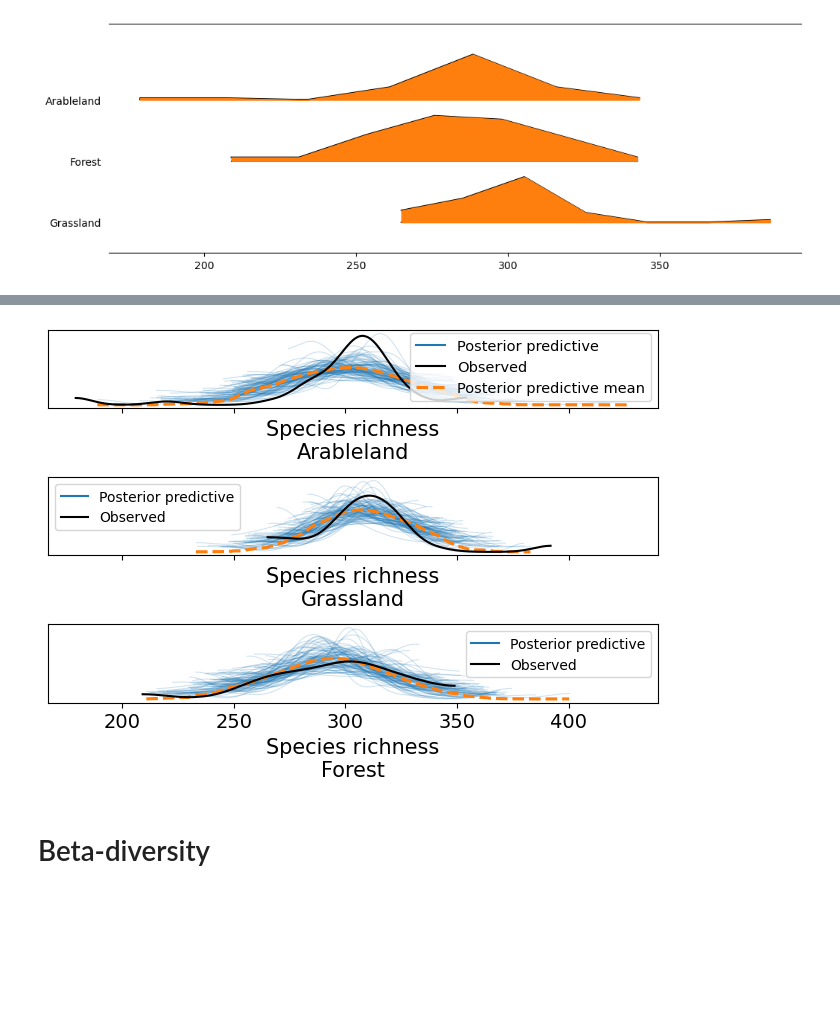
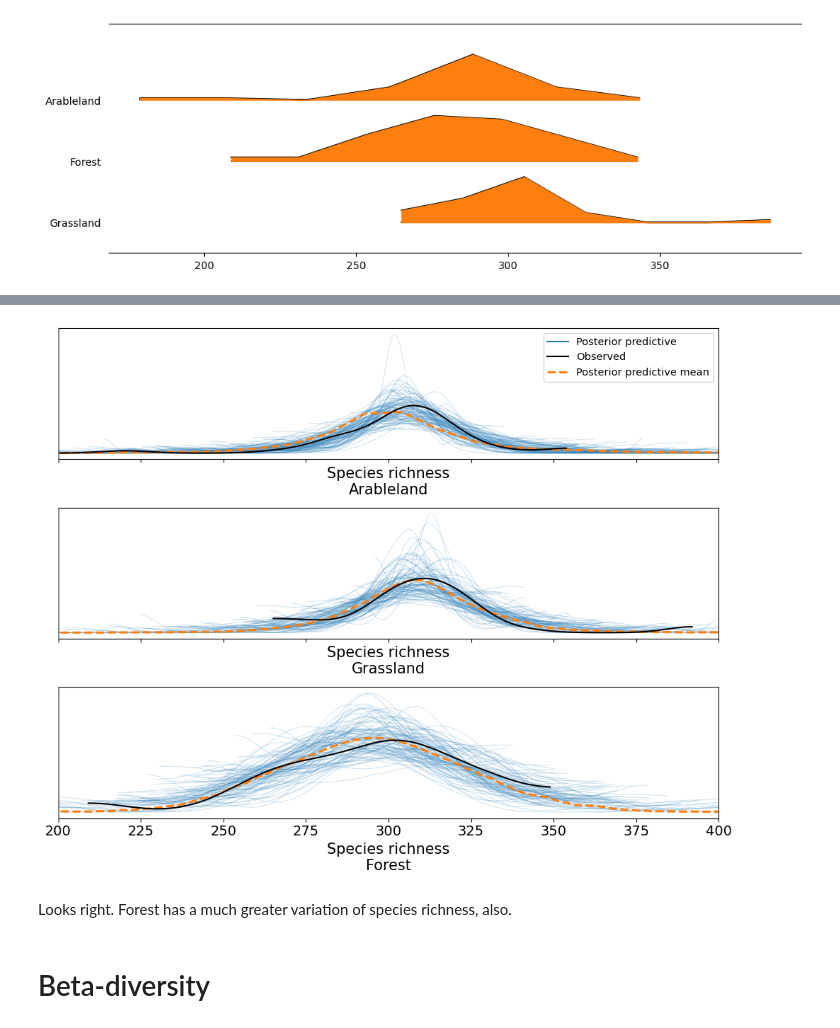
Before and after one commit to danchurch/fichtelgebirgeSoils, a Jupyter notebook: spatialAnalysis/spatialAnalysisSulariData.ipynb, the cells around one changed output, grey strips where cells are left out. Saved outputs shown, nothing was run; the diff lists cells and outputs as text; code cells hidden in the pictures; blank space fills up the shorter version.

```diff
--- a/spatialAnalysis/spatialAnalysisSulariData.ipynb
+++ b/spatialAnalysis/spatialAnalysisSulariData.ipynb
@@ -311,11 +311,12 @@ spr = specRichLT["spRich"].values
 idx = pd.Categorical(specRichLT["Land_type"], categories=categories).codes
 coords = {"Land_type": categories, "land_type_flat":categories[idx]}
 
-## make the model
-with pm.Model(coords=coords) as comparing_groups:
+## make the model. Use cauchy because of outliers
+with pm.Model(coords=coords) as model_t:
     μ = pm.Normal("μ", mu=300, sigma=50, dims="Land_type")
-    σ = pm.HalfNormal("σ", sigma=10, dims="Land_type")
-    y = pm.Normal("Species richness", mu=μ[idx], sigma= σ[idx], observed=spr, dims="land_type_flat")
+    σ = pm.HalfNormal("σ", sigma=20, dims="Land_type")
+    ν = pm.Exponential('ν', 0.1, dims="Land_type") ## exponential gets flatter with lower values, mean gets pulled away from zero
+    y = pm.StudentT('Species richness', nu=ν[idx], mu=μ[idx], sigma= σ[idx], observed=spr, dims="land_type_flat")
     idata_cg = pm.sample(random_seed=4591, chains=4)
     idata_cg.extend(pm.sample_posterior_predictive(idata_cg, random_seed=4591))
 # %% [output]
@@ -328,14 +329,16 @@ Sampling 4 chains for 1_000 tune and 1_000 draw iterations (4_000 + 4_000 draws
 Sampling: [Species richness]
 100.00% [4000/4000 00:00<00:00]
 # %%
-fig, axes = plt.subplots(3, 1, sharex=True)
-
+fig, axes = plt.subplots(3, 1, sharex=True, figsize=(10,8))
 az.plot_ppc(idata_cg, num_pp_samples=100, coords={"land_type_flat":[categories]}, flatten=[], ax=axes)
-
-
+axes[0].set_xlim(200,400)
+axes[1].get_legend().remove()
+axes[2].get_legend().remove()
 fig.tight_layout()
 # %% [output]
-[figure, old version]
+[figure, new version]
+# %% [markdown]
+Looks right. Forest has a much greater variation of species richness, also.
 # %% [markdown]
 # Beta-diversity
 # %% [markdown]
```
Also changed, not shown: parts of 4 cells of this notebook, 1 other file.
